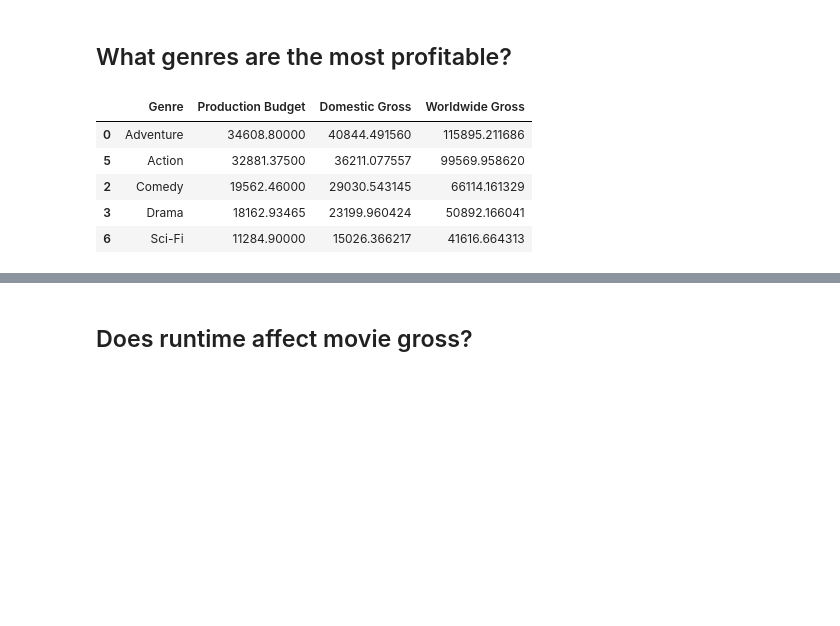
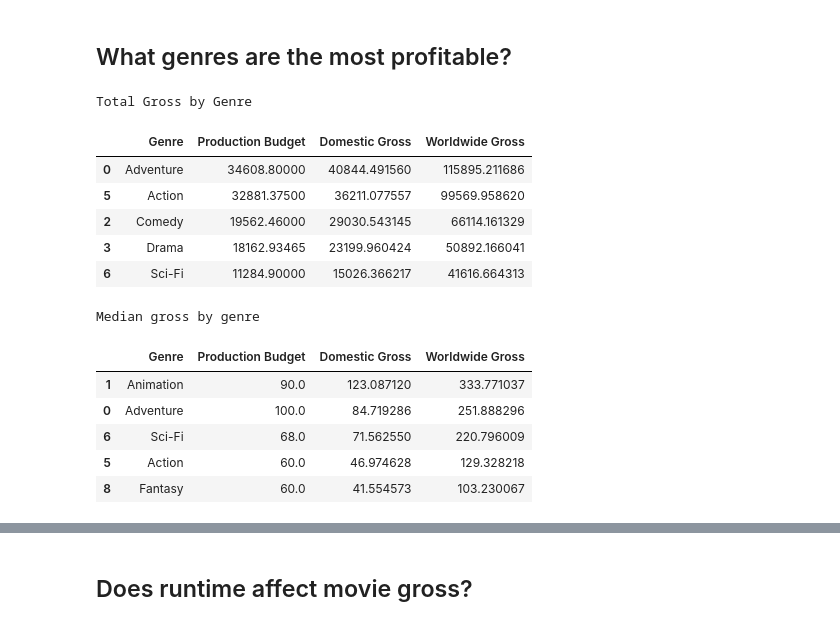
Before and after one commit to charlottebasch/A-Visual-Exploration-of-Movie-Profit-Trends, a Jupyter notebook: student.ipynb, the cells around one changed output, grey strips where cells are left out. Drawn from its saved outputs; the diff is of its cells as text; code cells hidden in the pictures; blank space fills up the shorter version.

```diff
--- a/student.ipynb
+++ b/student.ipynb
@@ -252,10 +297,21 @@ grosses = grosses.sort_values(by="Domestic Gross", ascending=False)
-# %%
-display(grosses.head())
-# %% [output]
-|  | Genre | Production Budget | Domestic Gross | Worldwide Gross |
-| 0 | Adventure | 34608.80000 | 40844.491560 | 115895.211686 |
-| 5 | Action | 32881.37500 | 36211.077557 | 99569.958620 |
-| 2 | Comedy | 19562.46000 | 29030.543145 | 66114.161329 |
-| 3 | Drama | 18162.93465 | 23199.960424 | 50892.166041 |
-| 6 | Sci-Fi | 11284.90000 | 15026.366217 | 41616.664313 |
+# %%
+print("Total Gross by Genre")
+display(grosses.head())
+print("Median gross by genre")
+display(medians.head())
+# %% [output]
+Total Gross by Genre
+|  | Genre | Production Budget | Domestic Gross | Worldwide Gross |
+| 0 | Adventure | 34608.80000 | 40844.491560 | 115895.211686 |
+| 5 | Action | 32881.37500 | 36211.077557 | 99569.958620 |
+| 2 | Comedy | 19562.46000 | 29030.543145 | 66114.161329 |
+| 3 | Drama | 18162.93465 | 23199.960424 | 50892.166041 |
+| 6 | Sci-Fi | 11284.90000 | 15026.366217 | 41616.664313 |
+Median gross by genre
+|  | Genre | Production Budget | Domestic Gross | Worldwide Gross |
+| 1 | Animation | 90.0 | 123.087120 | 333.771037 |
+| 0 | Adventure | 100.0 | 84.719286 | 251.888296 |
+| 6 | Sci-Fi | 68.0 | 71.562550 | 220.796009 |
+| 5 | Action | 60.0 | 46.974628 | 129.328218 |
+| 8 | Fantasy | 60.0 | 41.554573 | 103.230067 |
 # %%
```
Also changed, not shown: parts of 46 cells of this notebook.
